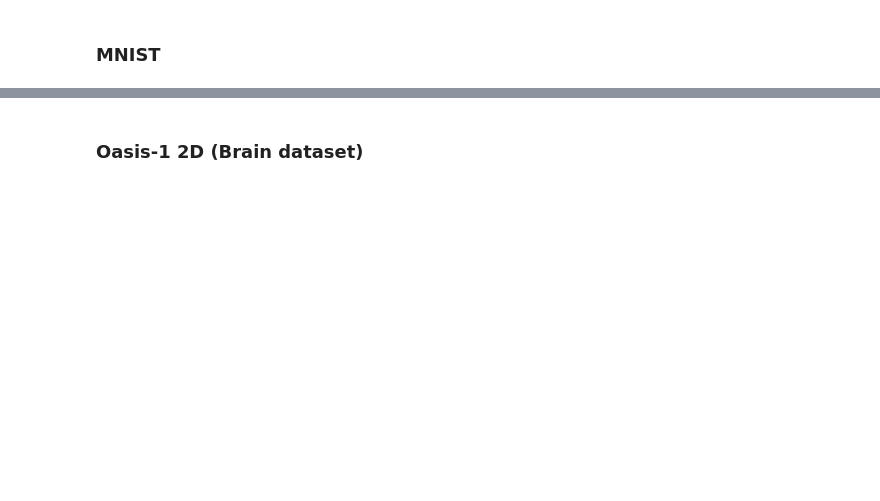
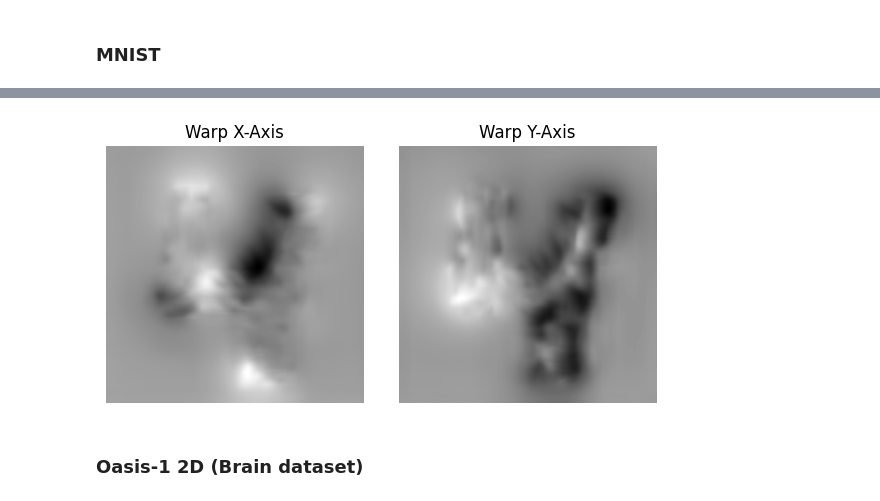
Before and after one commit to matt-kh/synthmorph-torch, a Jupyter notebook: synthmorph_demo.ipynb, the cells around one changed output, grey strips where cells are left out. Cells and saved outputs as stored; diff of their text form; code cells hidden in the pictures; blank space fills up the shorter version.

```diff
--- a/synthmorph_demo.ipynb
+++ b/synthmorph_demo.ipynb
@@ -184,8 +219,9 @@ plot_array_row(movement_plot, movement_headers, cmap='gray')
 # %%
-from scipy.ndimage.filters import gaussian_filter
 warp_plot = [warp[0, ...], warp[1, ...]]
 warp_headers=['Warp X-Axis', 'Warp Y-Axis']
-plot_array_row(warp_plot, warp_headers, cmap='gray')
+utils.plot_array_row(warp_plot, warp_headers, cmap='gray')
+# %% [output]
+[figure, added]
 # %% [markdown]
 ### Oasis-1 2D (Brain dataset)
 # %%
```
Also changed, not shown: parts of 32 cells of this notebook, 1 other file.
